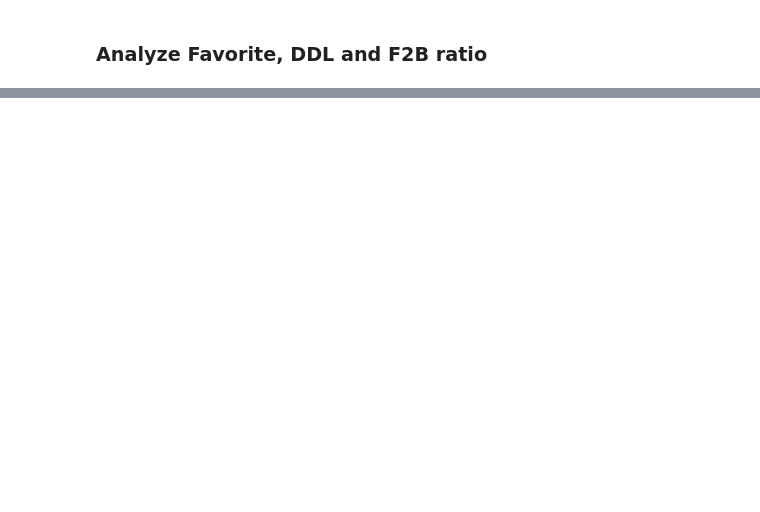
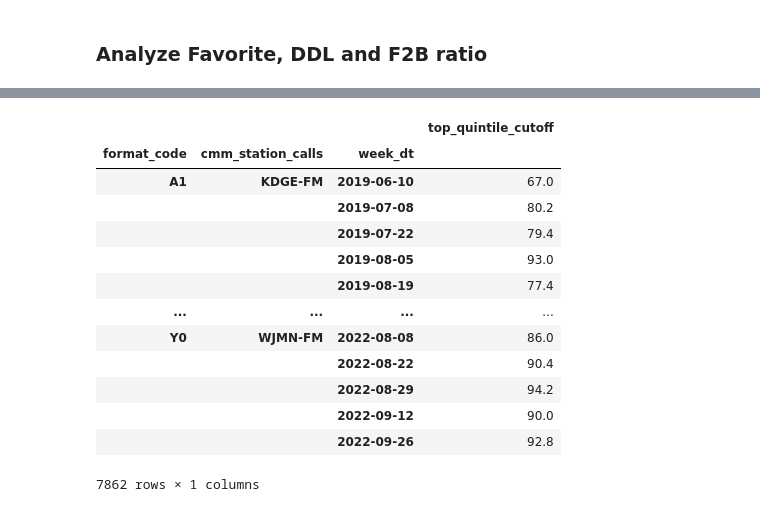
Before and after one commit to gjampanih/adds-early-burnout-warning-model, a Jupyter notebook: notebooks/ebw_metrics_analysis.ipynb, the cells around one changed output, grey strips where cells are left out. Cells and saved outputs as stored; diff of their text form; code cells hidden in the pictures; blank space fills up the shorter version.

```diff
--- a/notebooks/ebw_metrics_analysis.ipynb
+++ b/notebooks/ebw_metrics_analysis.ipynb
@@ -125,0 +170,20 @@ for fmt in all_formats:
+# %%
+# Look at two appearances in top quintile of callout research
+df_pop_quintile = pd.DataFrame(df_ebw_metrics[~pd.isna(df_ebw_metrics['pop'])].groupby(['format_code', 'cmm_station_calls', 'week_dt']).apply(lambda x: np.quantile(x['pop'], 0.80)), columns=['top_quintile_cutoff'])
+# %%
+df_pop_quintile
+# %% [output]
+|  |  |  | top_quintile_cutoff |
+| format_code | cmm_station_calls | week_dt |  |
+| A1 | KDGE-FM | 2019-06-10 | 67.0 |
+|  |  | 2019-07-08 | 80.2 |
+|  |  | 2019-07-22 | 79.4 |
+|  |  | 2019-08-05 | 93.0 |
+|  |  | 2019-08-19 | 77.4 |
+| ... | ... | ... | ... |
+| Y0 | WJMN-FM | 2022-08-08 | 86.0 |
+|  |  | 2022-08-22 | 90.4 |
+|  |  | 2022-08-29 | 94.2 |
+|  |  | 2022-09-12 | 90.0 |
+|  |  | 2022-09-26 | 92.8 |
+7862 rows × 1 columns
```
Also changed, not shown: parts of 17 cells of this notebook, 1 other file.
